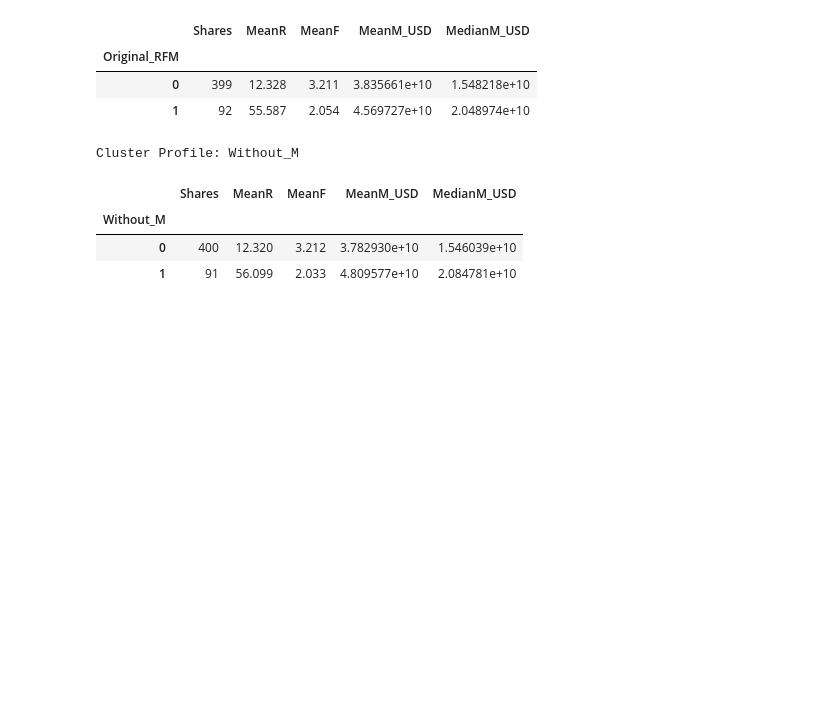
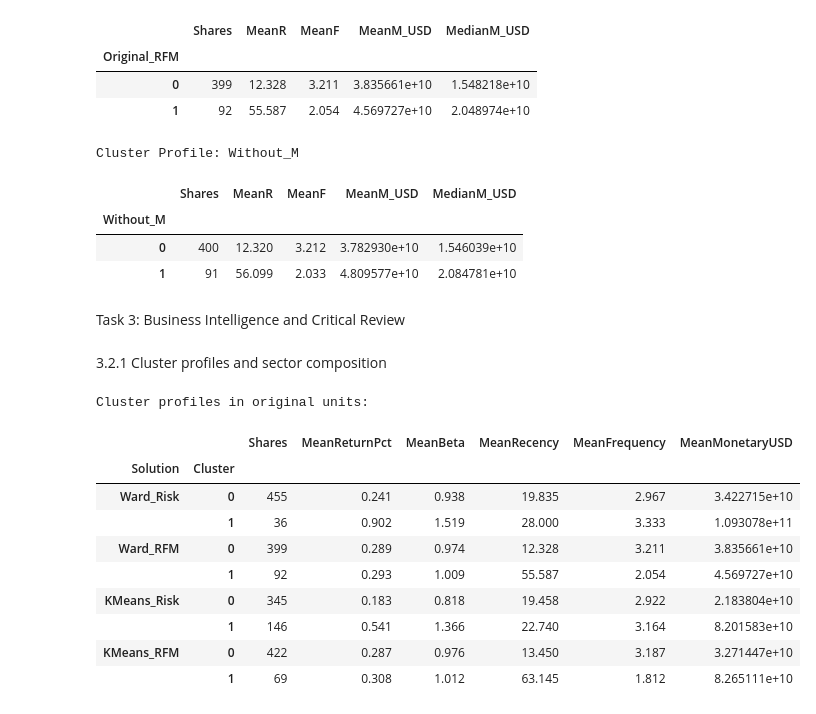
Before and after one commit to samodamarasinghe/CRM_CW1, a Jupyter notebook: CRM_CW1_FINAL.ipynb, the cells around one changed output. Cells and saved outputs as stored; diff of their text form; code cells hidden in the pictures; blank space fills up the shorter version.

Commit message:
edit the task 3

```diff
--- a/CRM_CW1_FINAL.ipynb
+++ b/CRM_CW1_FINAL.ipynb
@@ -1562,3 +1571,7 @@ Cluster Profile: Without_M
 | Without_M |  |  |  |  |  |
 | 0 | 400 | 12.320 | 3.212 | 3.782930e+10 | 1.546039e+10 |
 | 1 | 91 | 56.099 | 2.033 | 4.809577e+10 | 2.084781e+10 |
+# %% [markdown]
+Task 3: Business Intelligence and Critical Review
+# %% [markdown]
+3.2.1 Cluster profiles and sector composition
@@ -1564,0 +1599,40 @@ Cluster Profile: Without_M
+# %%
+# Define the four clustering solutions
+model_names = {
+    'Ward_Risk': 'Ward risk/return',
+    'Ward_RFM': 'Ward RFM',
+    'KMeans_Risk': 'K-means risk/return',
+    'KMeans_RFM': 'K-means RFM'
+}
+
+# Compare cluster profiles in original units
+profiles = {}
+
+for model_col in model_names:
+    profiles[model_col] = assignments.groupby(model_col).agg(
+        Shares=('M', 'size'),
+        MeanReturnPct=('MeanReturnPct', 'mean'),
+        MeanBeta=('WeeklyBeta', 'mean'),
+        MeanRecency=('R', 'mean'),
+        MeanFrequency=('F', 'mean'),
+        MeanMonetaryUSD=('M', 'mean')
+    )
+
+cluster_profiles = pd.concat(
+    profiles, names=['Solution', 'Cluster']
+)
+
+print('Cluster profiles in original units:')
+display(cluster_profiles.round(3))
+# %% [output]
+Cluster profiles in original units:
+|  |  | Shares | MeanReturnPct | MeanBeta | MeanRecency | MeanFrequency | MeanMonetaryUSD |
+| Solution | Cluster |  |  |  |  |  |  |
+| Ward_Risk | 0 | 455 | 0.241 | 0.938 | 19.835 | 2.967 | 3.422715e+10 |
+|  | 1 | 36 | 0.902 | 1.519 | 28.000 | 3.333 | 1.093078e+11 |
+| Ward_RFM | 0 | 399 | 0.289 | 0.974 | 12.328 | 3.211 | 3.835661e+10 |
+|  | 1 | 92 | 0.293 | 1.009 | 55.587 | 2.054 | 4.569727e+10 |
+| KMeans_Risk | 0 | 345 | 0.183 | 0.818 | 19.458 | 2.922 | 2.183804e+10 |
+|  | 1 | 146 | 0.541 | 1.366 | 22.740 | 3.164 | 8.201583e+10 |
+| KMeans_RFM | 0 | 422 | 0.287 | 0.976 | 13.450 | 3.187 | 3.271447e+10 |
+|  | 1 | 69 | 0.308 | 1.012 | 63.145 | 1.812 | 8.265111e+10 |
```
Also changed, not shown: parts of 15 cells of this notebook.
